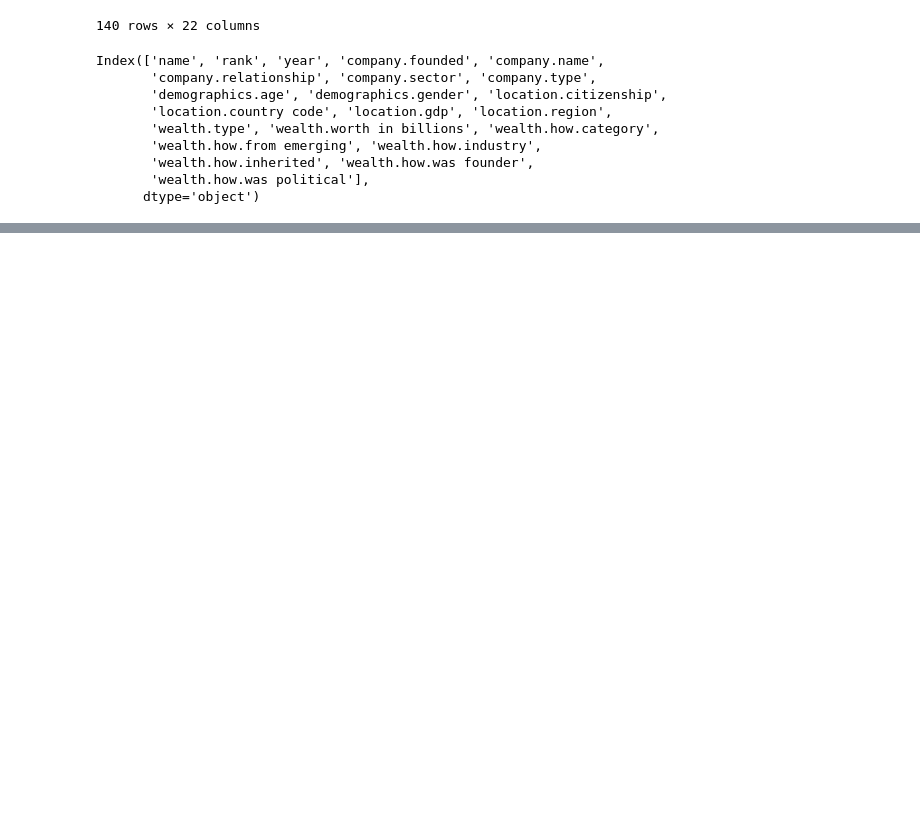
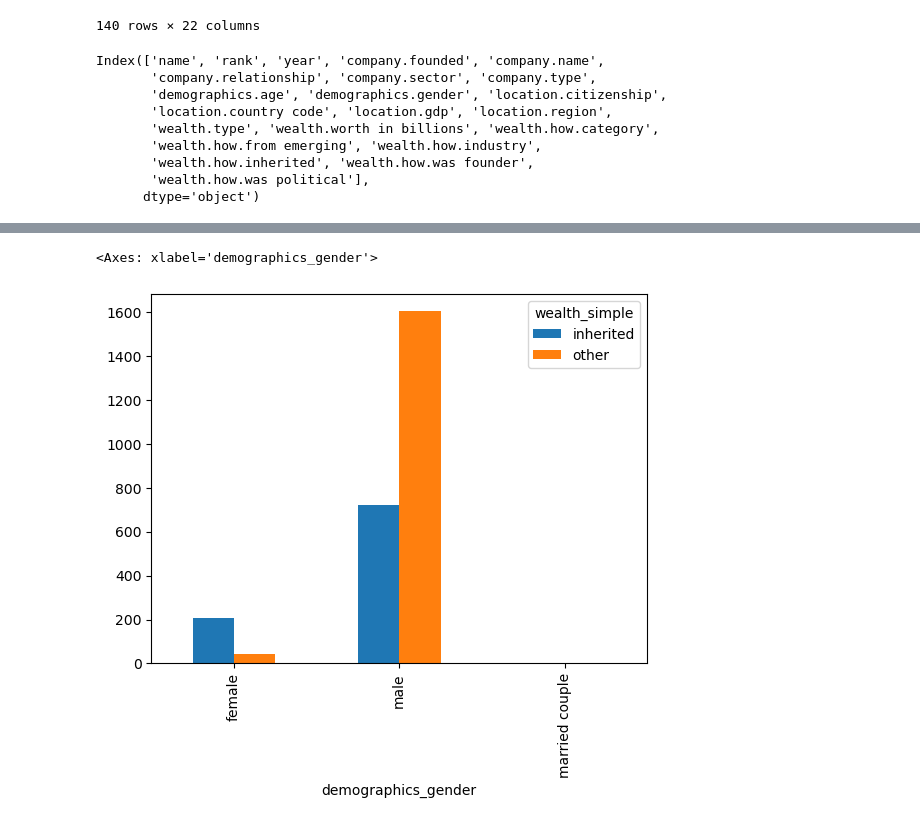
Before and after one commit to aleren040406/cs-130-project, a Jupyter notebook: analysis.ipynb, the cells around one changed output, grey strips where cells are left out. Cells and saved outputs as stored; diff of their text form; code cells hidden in the pictures; blank space fills up the shorter version.

```diff
--- a/analysis.ipynb
+++ b/analysis.ipynb
@@ -163,0 +296,9 @@ Index(['name', 'rank', 'year', 'company.founded', 'company.name',
+# %%
+billionaires.assign(
+    wealth_simple= billionaires['wealth_type'].apply(
+        lambda x: 'inherited' if str(x).lower() == 'inherited' else 'other'
+    )
+).groupby(['demographics_gender', 'wealth_simple']).size().unstack().plot(kind='bar')
+# %% [output]
+<Axes: xlabel='demographics_gender'>
+[figure, added]
```
Also changed, not shown: parts of 14 cells of this notebook.
